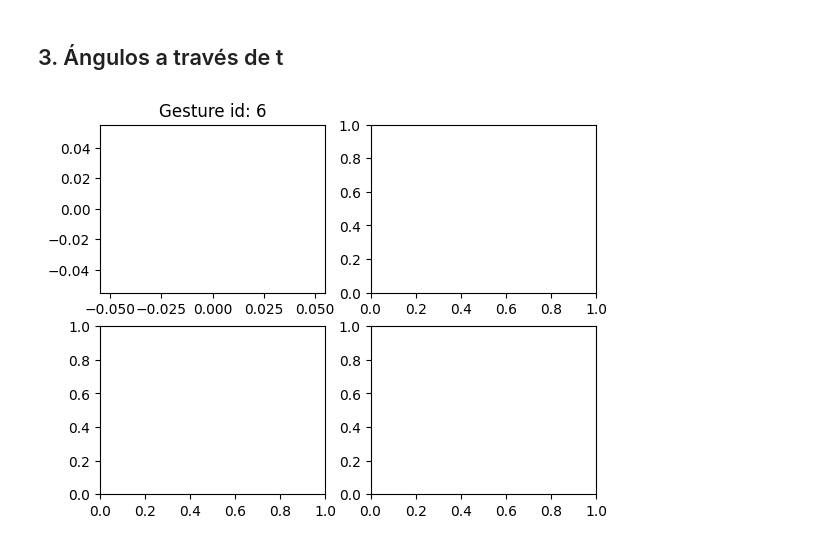
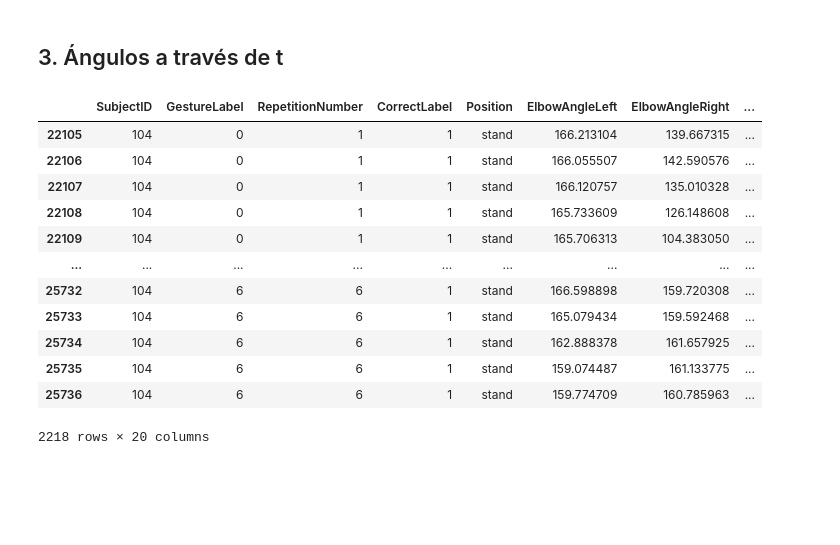
Before and after one commit to nmartinser/Telerehabilitation, a Jupyter notebook: notebooks/analisis_datos.ipynb, the cells around one changed output. Drawn from its saved outputs; the diff is of its cells as text; code cells hidden in the pictures; blank space fills up the shorter version.

```diff
--- a/notebooks/analisis_datos.ipynb
+++ b/notebooks/analisis_datos.ipynb
@@ -95,13 +104,32 @@ Text(0, 0.5, 'Number of Patients')
 # %%
 persona104 = extraer_persona(df_angle, '104', ['0', '2', '4', '6'])
 # %%
+def angle_graph(df:pd.DataFrame, angle:str):
+    groups = df.groupby(["GestureLabel"]) # agrupa el dataframe según la repeticion
+    n_angles = groups.ngroups
+    fig, axes = plt.subplots(n_angles, 1, figsize=(10, 5*n_angles))  # Adjust figsize as needed
+    axs = axes.flatten()  # Flatten the list of subplots
 
-groups = persona104.groupby(["GestureLabel"]) # agrupa el dataframe según la repeticion
-fig, axs = plt.subplots(2, 2)
+    for i, (name, group) in enumerate(groups):
 
-for name, group in groups:
-    valueAngle = group[group["GestureLabel"]=='0']['LeftArmAngle']
-    axs[0,0].plot(valueAngle)
-    axs[0,0].set_title('Gesture id: '+ str(name[0]))
+        valueAngle = group[group["GestureLabel"]==name[0]][angle]
+        axs[i].plot(valueAngle)
+        axs[i].set_xlabel("Frame number")
+        axs[i].set_ylabel("Angle")
+        axs[i].set_title('Gesture id: ' + str(name[0]))
-# %% [output]
-[figure, removed]
+# %%
+persona104
+# %% [output]
+|  | SubjectID | GestureLabel | RepetitionNumber | CorrectLabel | Position | ElbowAngleLeft | ElbowAngleRight | ... |
+| 22105 | 104 | 0 | 1 | 1 | stand | 166.213104 | 139.667315 | ... |
+| 22106 | 104 | 0 | 1 | 1 | stand | 166.055507 | 142.590576 | ... |
+| 22107 | 104 | 0 | 1 | 1 | stand | 166.120757 | 135.010328 | ... |
+| 22108 | 104 | 0 | 1 | 1 | stand | 165.733609 | 126.148608 | ... |
+| 22109 | 104 | 0 | 1 | 1 | stand | 165.706313 | 104.383050 | ... |
+| ... | ... | ... | ... | ... | ... | ... | ... | ... |
+| 25732 | 104 | 6 | 6 | 1 | stand | 166.598898 | 159.720308 | ... |
+| 25733 | 104 | 6 | 6 | 1 | stand | 165.079434 | 159.592468 | ... |
+| 25734 | 104 | 6 | 6 | 1 | stand | 162.888378 | 161.657925 | ... |
+| 25735 | 104 | 6 | 6 | 1 | stand | 159.074487 | 161.133775 | ... |
+| 25736 | 104 | 6 | 6 | 1 | stand | 159.774709 | 160.785963 | ... |
+2218 rows × 20 columns
```
Also changed, not shown: parts of 2 cells of this notebook, 1 other file.
